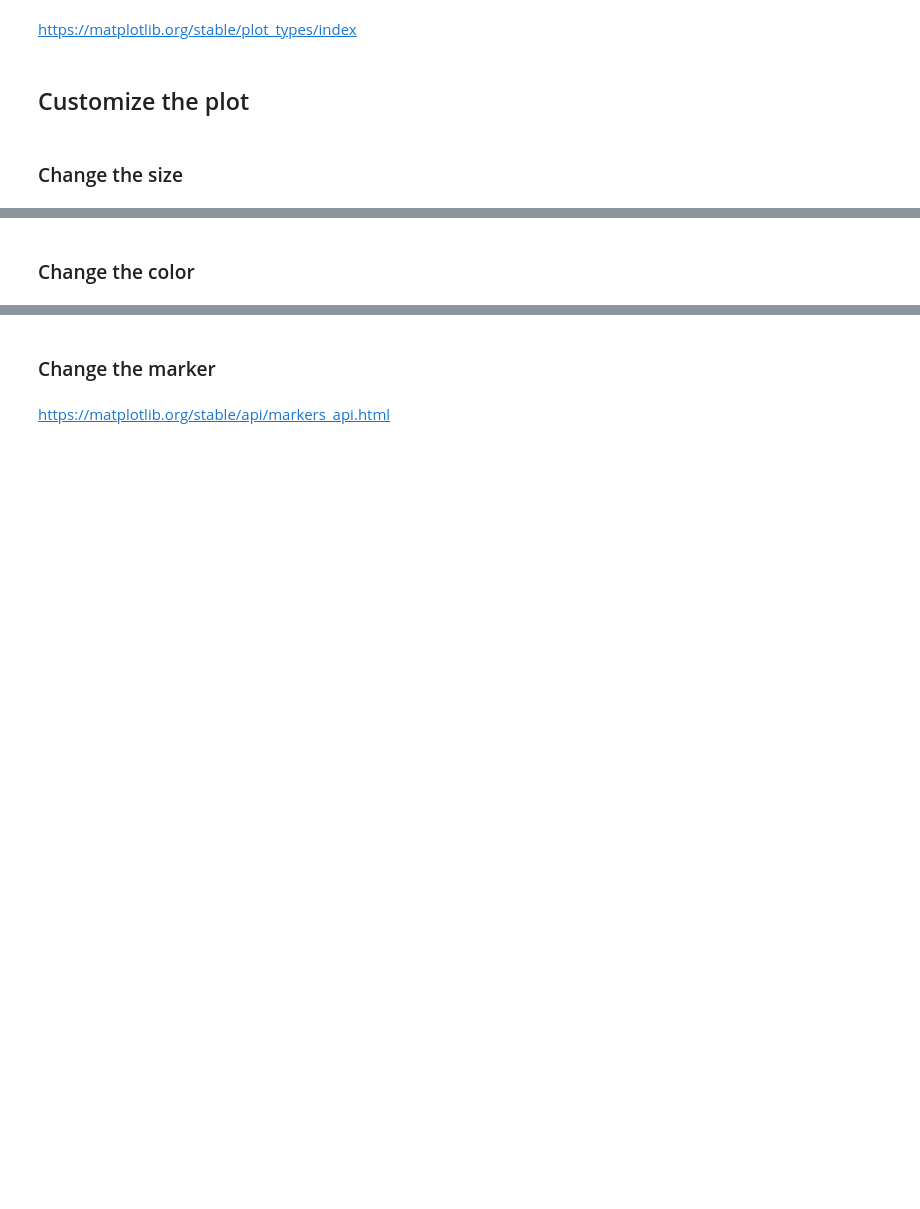
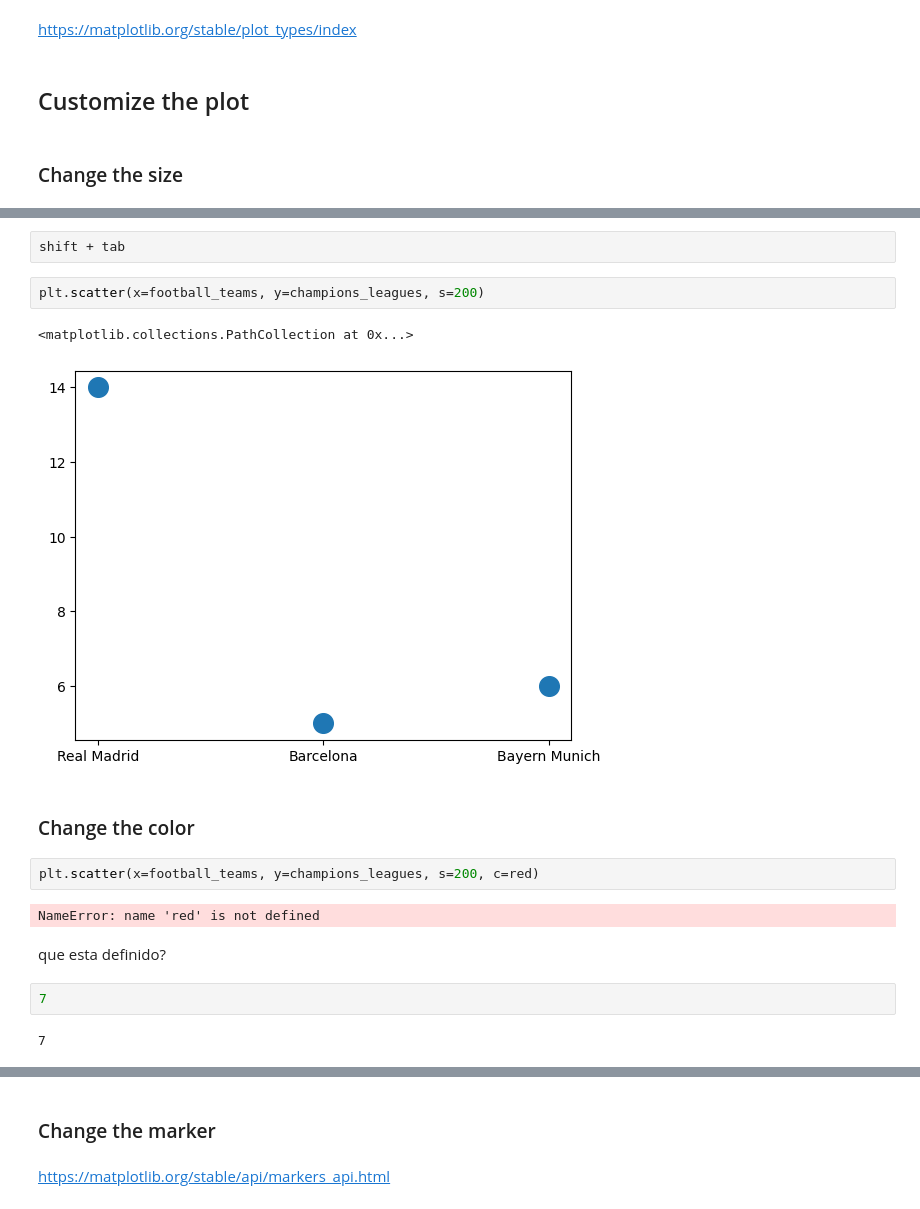
Before and after one commit to jsulopzs/course-resolving-python-data-analysis-visualization, a Jupyter notebook: 01_Getting Started with Data Visualization/01_Python Foundations for Data Visualization/01A_Foundations.ipynb, the cells around one changed output, grey strips where cells are left out. Saved outputs shown, nothing was run; the diff lists cells and outputs as text; blank space fills up the shorter version.

```diff
--- a/01_Getting Started with Data Visualization/01_Python Foundations for Data Visualization/01A_Foundations.ipynb
+++ b/01_Getting Started with Data Visualization/01_Python Foundations for Data Visualization/01A_Foundations.ipynb
@@ -38,2 +81,19 @@ https://matplotlib.org/stable/plot_types/index
+# %%
+shift + tab
+# %%
+plt.scatter(x=football_teams, y=champions_leagues, s=200)
+# %% [output]
+<matplotlib.collections.PathCollection at 0x...>
+[figure, added]
 # %% [markdown]
 ### Change the color
+# %%
+plt.scatter(x=football_teams, y=champions_leagues, s=200, c=red)
+# %% [output]
+NameError: name 'red' is not defined
+# %% [markdown]
+que esta definido?
+# %%
+7
+# %% [output]
+7
```
Also changed, not shown: parts of 24 cells of this notebook, 10 other files.
